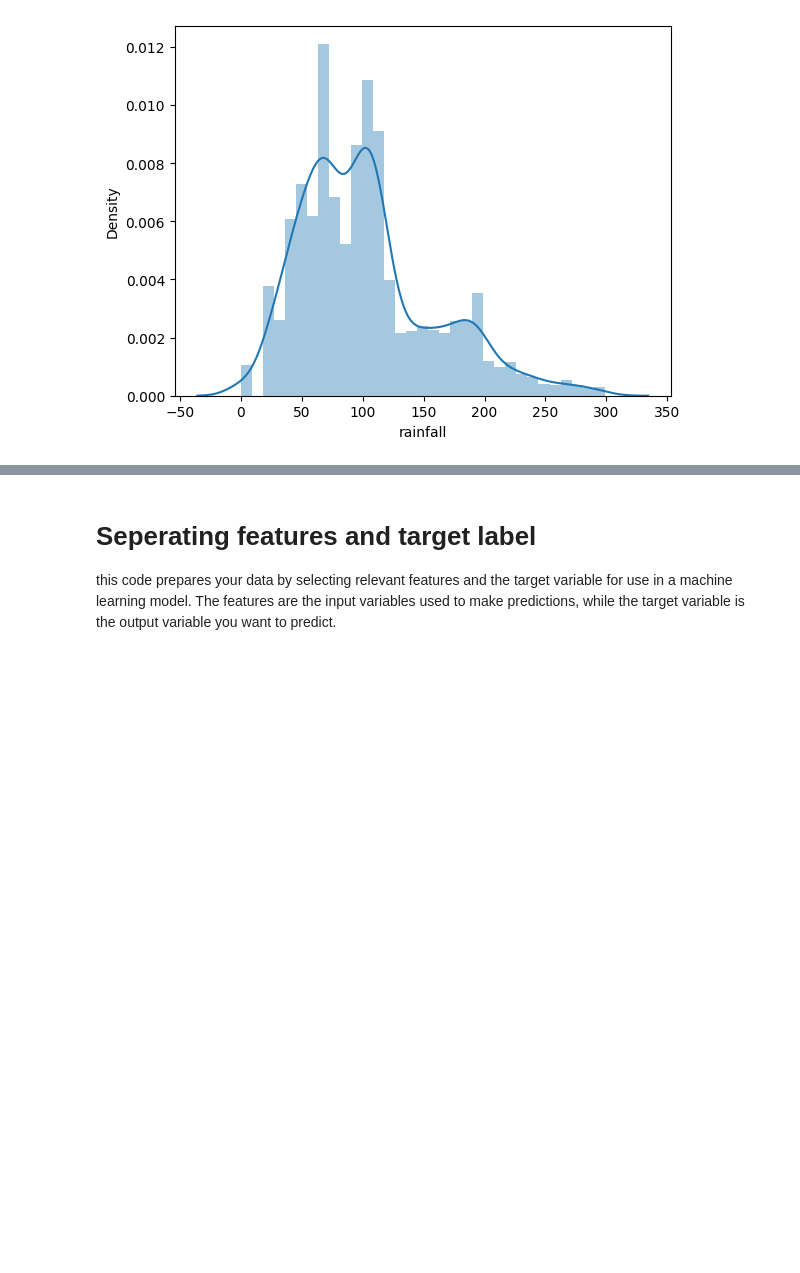
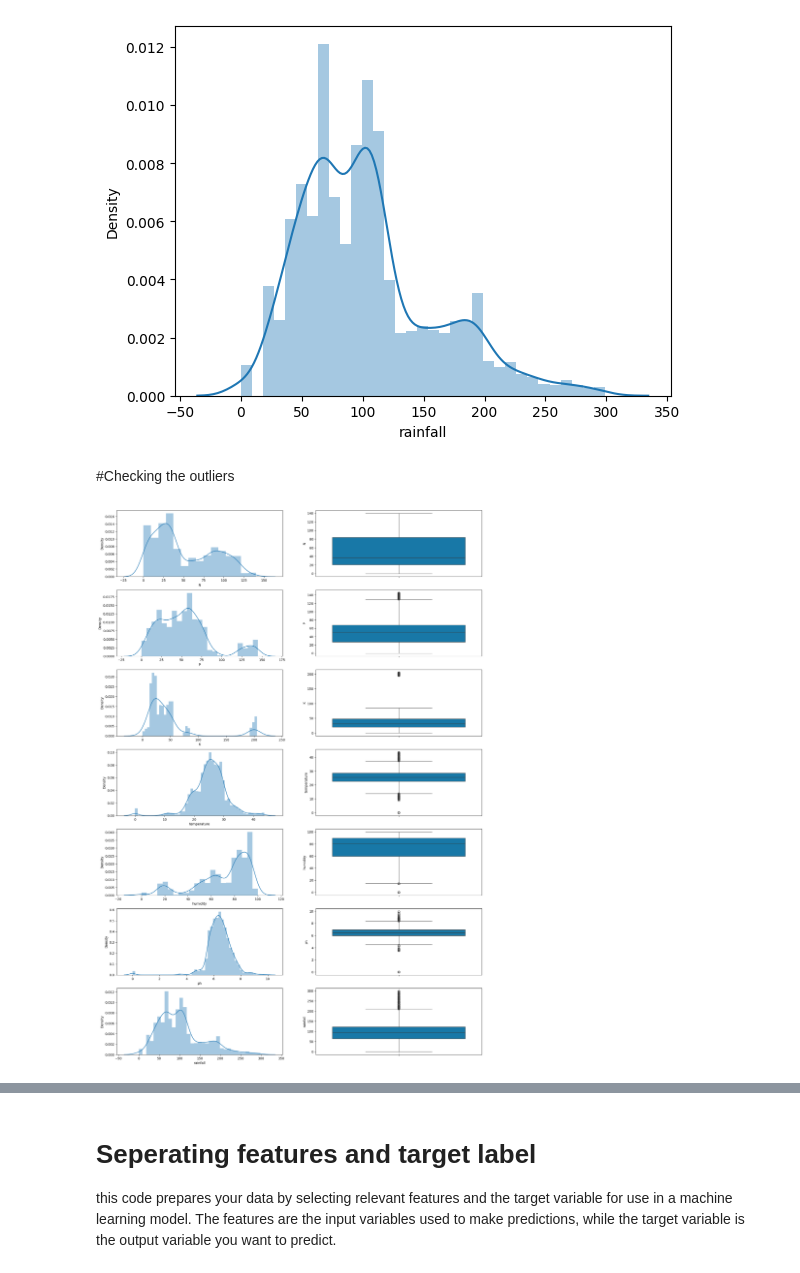
Before and after one commit to csubham2370/Major-Project-on-Crop-Recommendation-System, a Jupyter notebook: Crop_Recommendation_System.ipynb, the cells around one changed output, grey strips where cells are left out. Drawn from its saved outputs; the diff is of its cells as text; code cells hidden in the pictures; blank space fills up the shorter version.

Commit message:
boxplot bias

```diff
--- a/Crop_Recommendation_System.ipynb
+++ b/Crop_Recommendation_System.ipynb
@@ -286,8 +283,0 @@ corr
-# %%
-#selecting all columns except 'labels' since that is not a determinig factor
-X = crop2.columns[:-1]
-crop2['label'] = pd.to_numeric(crop2['label'])
-print("\n\nCorrelation of each attribute with Loan status: \n")
-for i in X:
-  corr = crop2[i].corr(crop2.label)
-  print(i,":", corr)
@@ -405,3 +393,56 @@ sns.distplot(crop2['rainfall'])
 plt.show()
 # %% [output]
 [figure]
+# %% [markdown]
+#Checking the outliers
+# %%
+import matplotlib.pyplot as plt
+import seaborn as sns
+
+# Define the figure and axes
+fig, axes = plt.subplots(7, 2, figsize=(20, 30))
+
+# Plot the distribution
+sns.distplot(crop2['N'], ax=axes[0, 0])
+plt.grid()
+
+sns.boxplot( y='N', data=crop2, palette= "winter", ax = axes[0][1])
+plt.grid()
+
+sns.distplot(crop2['P'], ax=axes[1, 0])
+plt.grid()
+
+sns.boxplot( y='P', data=crop2, palette= "winter", ax = axes[1][1])
+plt.grid()
+
+sns.distplot(crop2['K'], ax=axes[2, 0])
+plt.grid()
+
+sns.boxplot( y='K', data=crop2, palette= "winter", ax = axes[2][1])
+plt.grid()
+
+sns.distplot(crop2['temperature'], ax=axes[3, 0])
+plt.grid()
+
+sns.boxplot( y='temperature', data=crop2, palette= "winter", ax = axes[3][1])
+plt.grid()
+
+sns.distplot(crop2['humidity'], ax=axes[4, 0])
+plt.grid()
+
+sns.boxplot( y='humidity', data=crop2, palette= "winter", ax = axes[4][1])
+plt.grid()
+
+sns.distplot(crop2['ph'], ax=axes[5, 0])
+plt.grid()
+
+sns.boxplot( y='ph', data=crop2, palette= "winter", ax = axes[5][1])
+plt.grid()
+
+sns.distplot(crop2['rainfall'], ax=axes[6, 0])
+plt.grid()
+
+sns.boxplot( y='rainfall', data=crop2, palette= "winter", ax = axes[6][1])
+plt.grid()
+# %% [output]
+[figure, added]
```
Also changed, not shown: parts of 9 cells of this notebook.
